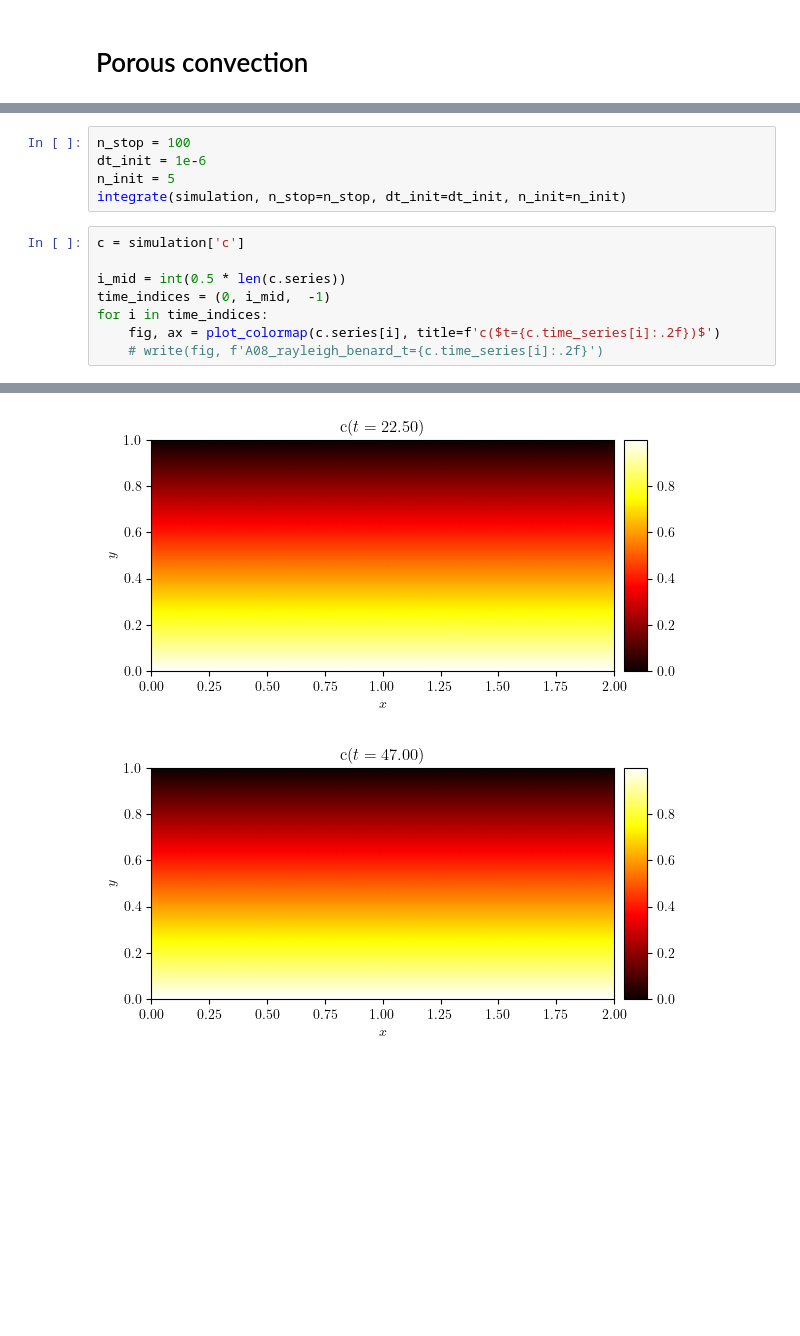
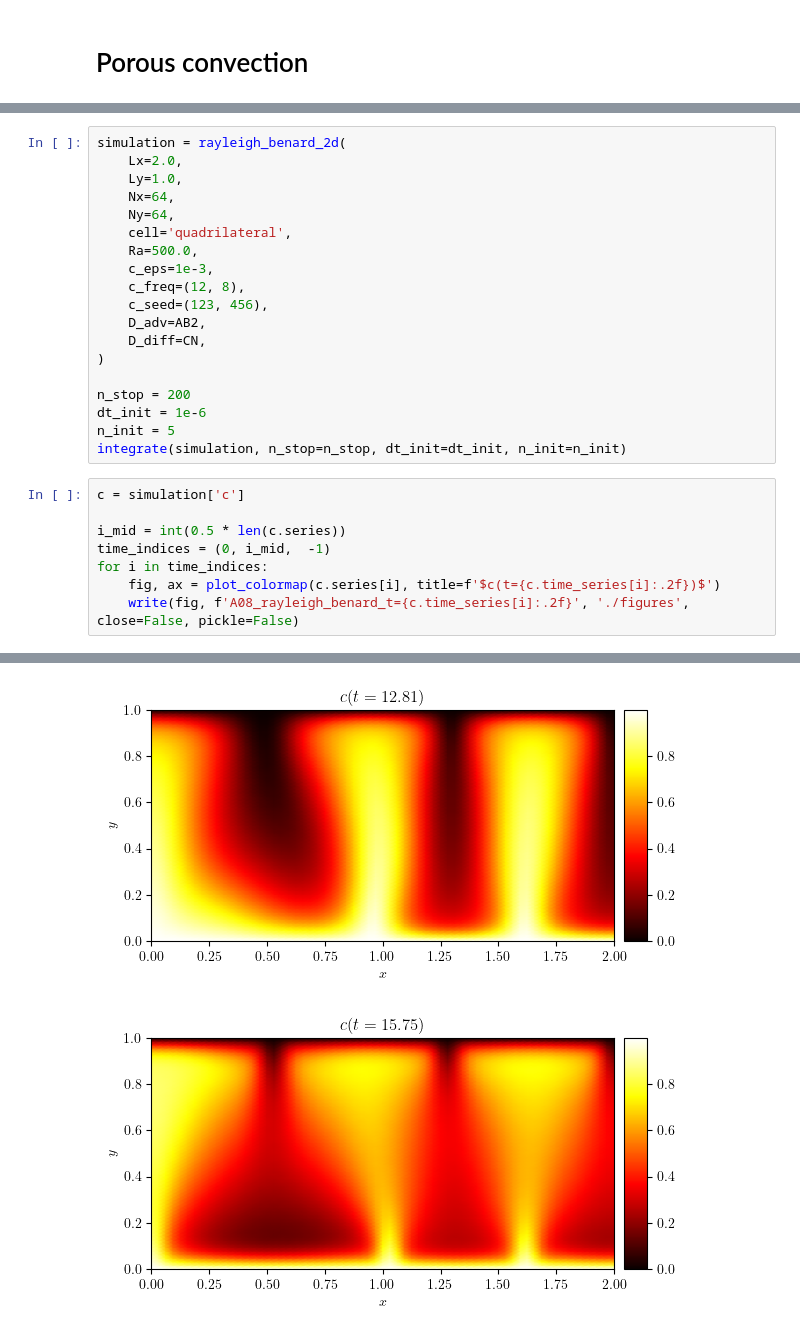
Before and after one commit to george-poole/LUCiFEx, a Jupyter notebook: demo/A08_porous_convection_rayleigh_benard.ipynb, the cells around one changed output, grey strips where cells are left out. Cells and saved outputs as stored; diff of their text form; blank space fills up the shorter version.

```diff
--- a/demo/A08_porous_convection_rayleigh_benard.ipynb
+++ b/demo/A08_porous_convection_rayleigh_benard.ipynb
@@ -185,17 +165,31 @@ simulation = rayleigh_benard_2d(
 # %%
-n_stop = 100
+simulation = rayleigh_benard_2d(
+    Lx=2.0,
+    Ly=1.0,
+    Nx=64,
+    Ny=64,
+    cell='quadrilateral',
+    Ra=500.0,
+    c_eps=1e-3,
+    c_freq=(12, 8),
+    c_seed=(123, 456),
+    D_adv=AB2,
+    D_diff=CN,
+)
+
+n_stop = 200
 dt_init = 1e-6
 n_init = 5
 integrate(simulation, n_stop=n_stop, dt_init=dt_init, n_init=n_init)
 # %%
 c = simulation['c']
 
 i_mid = int(0.5 * len(c.series))
 time_indices = (0, i_mid,  -1)
 for i in time_indices:
-    fig, ax = plot_colormap(c.series[i], title=f'c($t={c.time_series[i]:.2f})$')
-    # write(fig, f'A08_rayleigh_benard_t={c.time_series[i]:.2f}')
+    fig, ax = plot_colormap(c.series[i], title=f'$c(t={c.time_series[i]:.2f})$')
+    write(fig, f'A08_rayleigh_benard_t={c.time_series[i]:.2f}', './figures', close=False, pickle=False)
 # %% [output]
 [figure]
-[figure, old version]
+[figure, new version]
-[figure, old version]
+[figure, new version]
```
Also changed, not shown: parts of 4 cells of this notebook, 40 other files.
